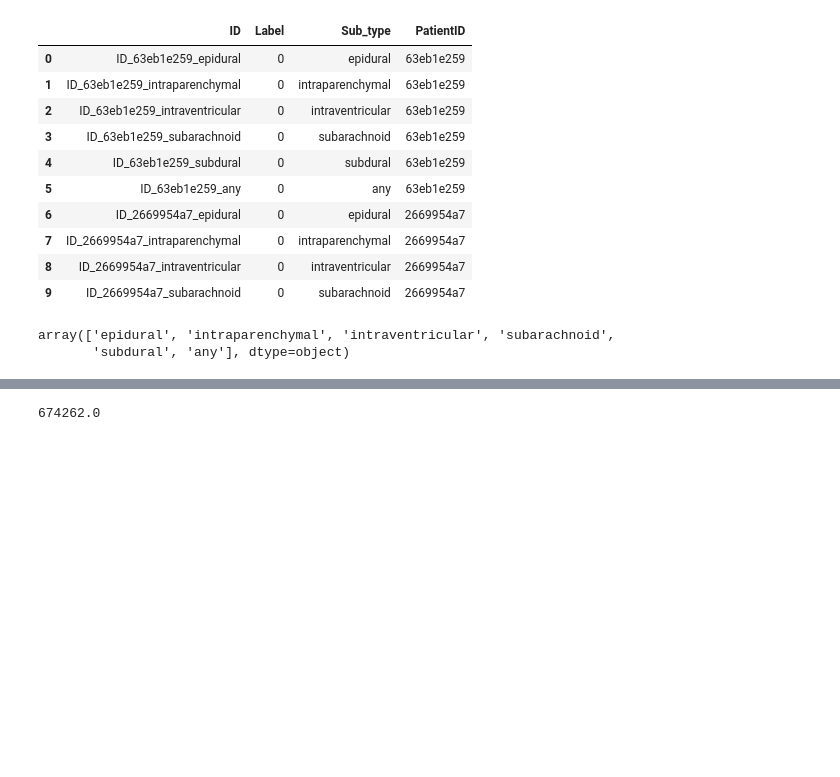
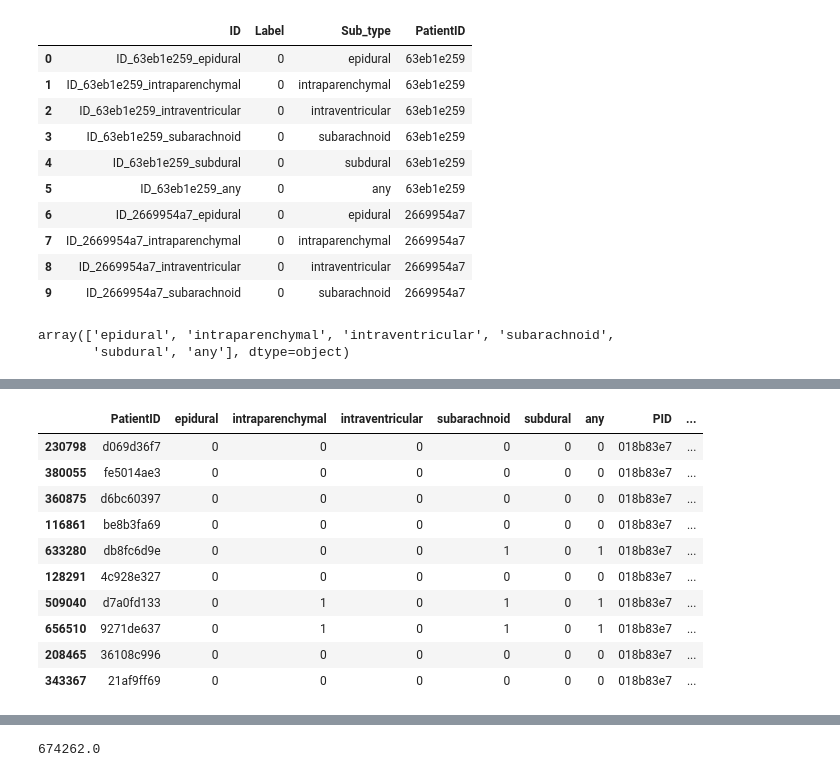
Before and after one commit to nosound2/RSNA-Hemorrhage, a Jupyter notebook: Production/Draft.ipynb, the cells around one changed output, grey strips where cells are left out. Cells and saved outputs as stored; diff of their text form; code cells hidden in the pictures; blank space fills up the shorter version.

```diff
--- a/Production/Draft.ipynb
+++ b/Production/Draft.ipynb
@@ -120,0 +301,14 @@ ID_a64d5deed_any
+# %%
+train_df[train_df.PID=='018b83e7'].sample(10)
+# %% [output]
+|  | PatientID | epidural | intraparenchymal | intraventricular | subarachnoid | subdural | any | PID | ... |
+| 230798 | d069d36f7 | 0 | 0 | 0 | 0 | 0 | 0 | 018b83e7 | ... |
+| 380055 | fe5014ae3 | 0 | 0 | 0 | 0 | 0 | 0 | 018b83e7 | ... |
+| 360875 | d6bc60397 | 0 | 0 | 0 | 0 | 0 | 0 | 018b83e7 | ... |
+| 116861 | be8b3fa69 | 0 | 0 | 0 | 0 | 0 | 0 | 018b83e7 | ... |
+| 633280 | db8fc6d9e | 0 | 0 | 0 | 1 | 0 | 1 | 018b83e7 | ... |
+| 128291 | 4c928e327 | 0 | 0 | 0 | 0 | 0 | 0 | 018b83e7 | ... |
+| 509040 | d7a0fd133 | 0 | 1 | 0 | 1 | 0 | 1 | 018b83e7 | ... |
+| 656510 | 9271de637 | 0 | 1 | 0 | 1 | 0 | 1 | 018b83e7 | ... |
+| 208465 | 36108c996 | 0 | 0 | 0 | 0 | 0 | 0 | 018b83e7 | ... |
+| 343367 | 21af9ff69 | 0 | 0 | 0 | 0 | 0 | 0 | 018b83e7 | ... |
```
Also changed, not shown: parts of 44 cells of this notebook, 26 other files.
